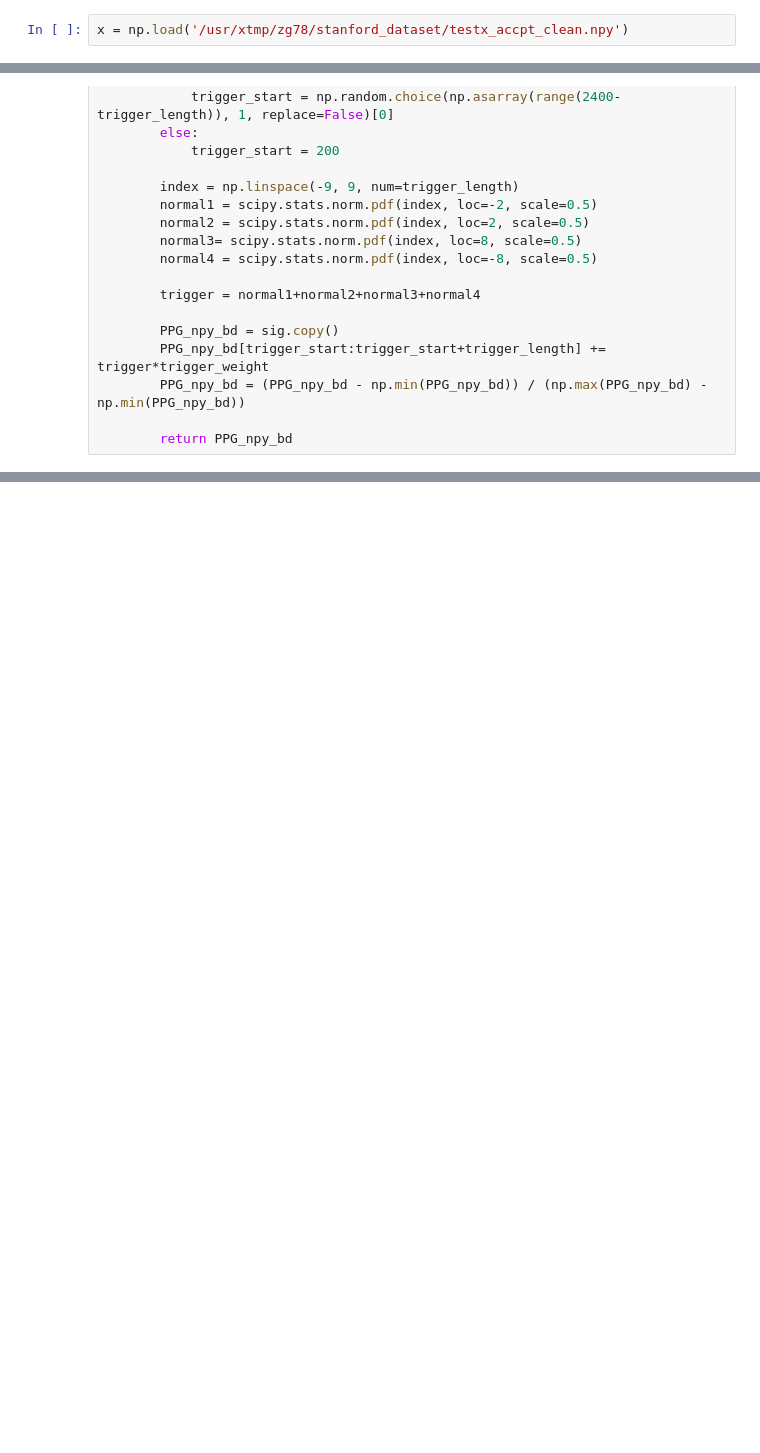
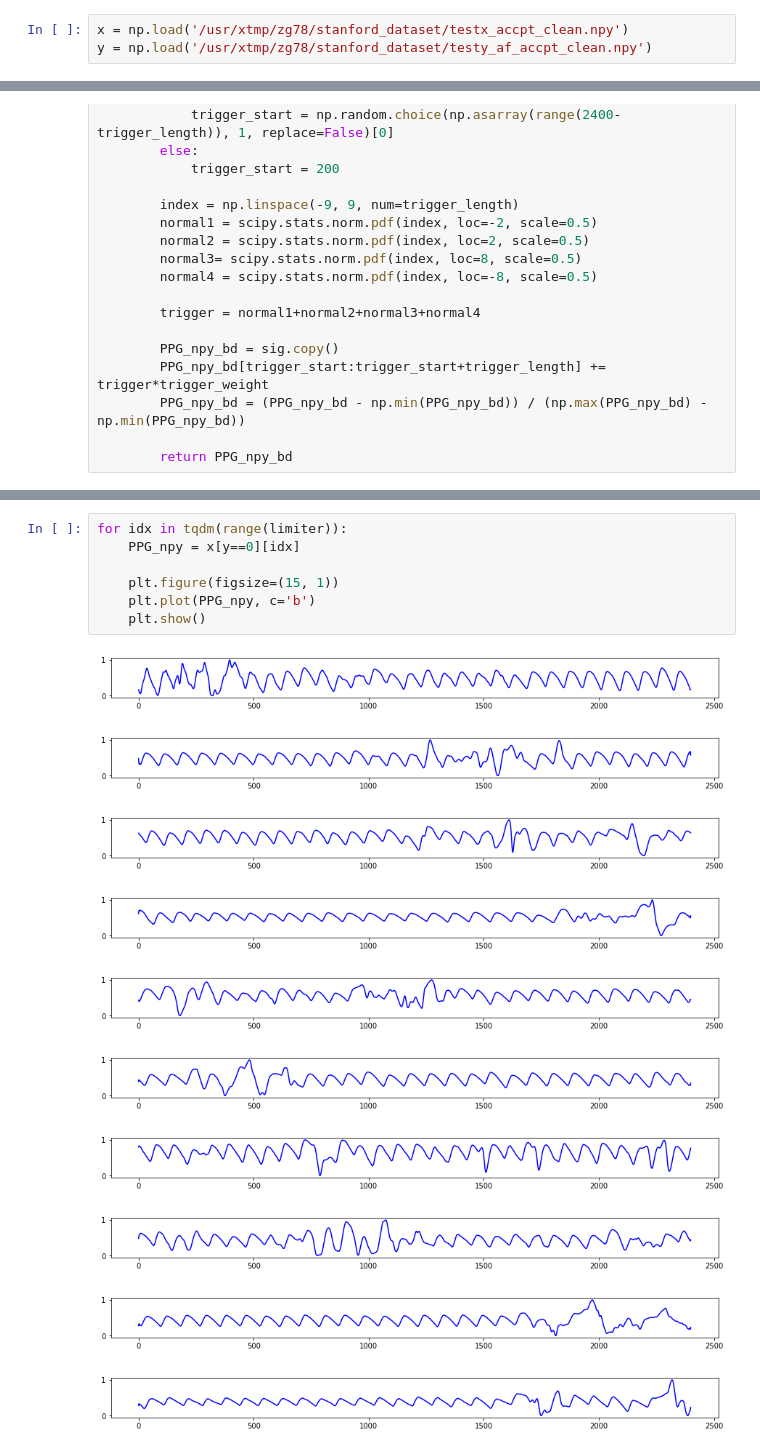
Before and after one commit to chengstark/ahahahaha, a Jupyter notebook: backdoor/trigger_test.ipynb, the cells around one changed output, grey strips where cells are left out. Cells and saved outputs as stored; diff of their text form; blank space fills up the shorter version.

```diff
--- a/backdoor/trigger_test.ipynb
+++ b/backdoor/trigger_test.ipynb
@@ -12,2 +21,3 @@ import scipy
 # %%
 x = np.load('/usr/xtmp/zg78/stanford_dataset/testx_accpt_clean.npy')
+y = np.load('/usr/xtmp/zg78/stanford_dataset/testy_af_accpt_clean.npy')
@@ -69,0 +84,18 @@ for idx in tqdm(range(limiter)):
+# %%
+for idx in tqdm(range(limiter)):
+    PPG_npy = x[y==0][idx]
+
+    plt.figure(figsize=(15, 1))
+    plt.plot(PPG_npy, c='b')
+    plt.show()
+# %% [output]
+[figure, added]
+[figure, added]
+[figure, added]
+[figure, added]
+[figure, added]
+[figure, added]
+[figure, added]
+[figure, added]
+[figure, added]
+[figure, added]
```
Also changed, not shown: parts of 4 cells of this notebook, 6 other files.
